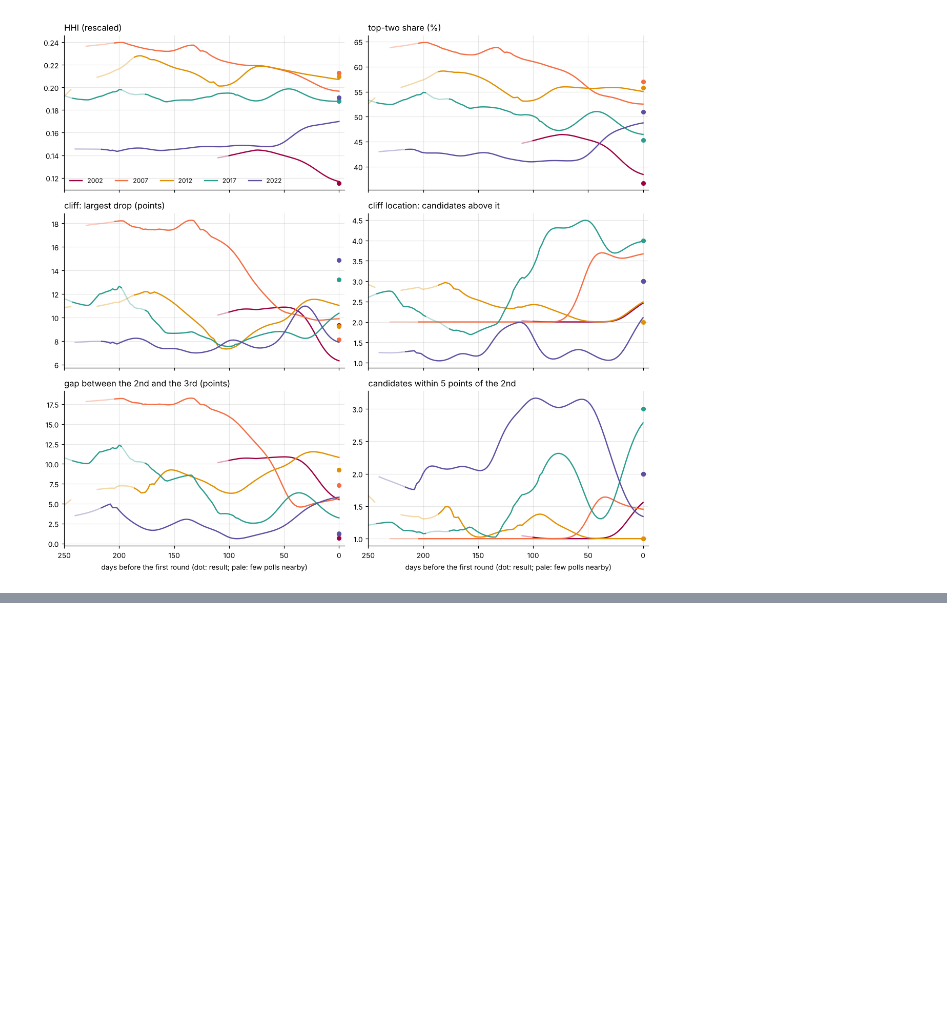
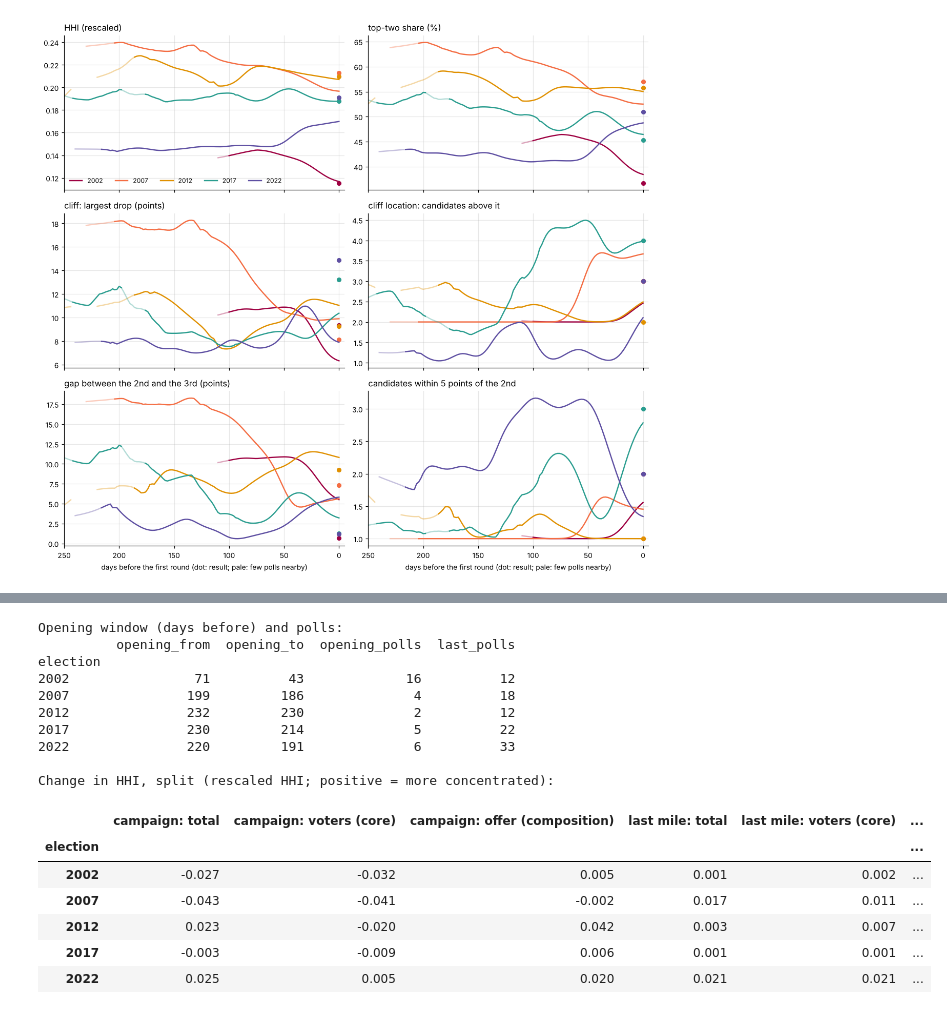
Before and after one commit to clarasalas/strategic-voting-polls-2RS, a Jupyter notebook: notebooks/06_polls_vs_results.ipynb, the cells around one changed output, grey strips where cells are left out. Drawn from its saved outputs; the diff is of its cells as text; code cells hidden in the pictures; blank space fills up the shorter version.

```diff
--- a/notebooks/06_polls_vs_results.ipynb
+++ b/notebooks/06_polls_vs_results.ipynb
@@ -121,0 +137,55 @@ pd.concat(evol).query("days_before % 14 == 0").round(4).to_csv(TABLES / "structu
+# %%
+core_slots = results[results["share"] >= 2.0].groupby("election")["candidate"].apply(set)
+b = ballot.copy()
+b["value"] = np.where(b["share_status"] == "value", b["share"], b["share_upper_bound"] * 0.5)
+core = (b[[s in core_slots[e] for e, s in zip(b["election"], b["slot"])]]
+        .groupby(["election", "poll_id", "slot"])["value"].sum().groupby(["election", "poll_id"])
+        .apply(lambda v: metrics.hhi(v.to_numpy())).rename("hhi_core"))
+per_poll = per_poll.merge(core.reset_index(), on=["election", "poll_id"])
+per_poll["composition"] = per_poll["hhi"] - per_poll["hhi_core"]
+
+res_core = pd.Series({e: metrics.hhi(results[(results["election"] == e) & (results["share"] >= 2.0)]["share"].to_numpy())
+                      for e in ELECTIONS})
+
+rows_ = []
+for e in ELECTIONS:
+    d = per_poll[(per_poll["election"] == e) & (per_poll["days_before"] <= 250)]
+    d0 = d["days_before"].max()
+    opening = d[d["days_before"] >= d0 - 30]
+    lastp = d[d["phase"] == timeline.PHASES[2]]
+    anchors = {"opening": opening, "last polls": lastp}
+    r = dict(election=e, opening_from=int(d0), opening_to=int(opening["days_before"].min()),
+             opening_polls=len(opening), last_polls=len(lastp))
+    for k, a in anchors.items():
+        r[f"{k}: all"], r[f"{k}: core"] = a["hhi"].mean(), a["hhi_core"].mean()
+    r["result: all"], r["result: core"] = per_result.loc[e, "hhi"], res_core[e]
+    rows_.append(r)
+anchors = pd.DataFrame(rows_).set_index("election")
+for seg, (a, b_) in {"campaign": ("opening", "last polls"), "last mile": ("last polls", "result")}.items():
+    anchors[f"{seg}: total"] = anchors[f"{b_}: all"] - anchors[f"{a}: all"]
+    anchors[f"{seg}: voters (core)"] = anchors[f"{b_}: core"] - anchors[f"{a}: core"]
+    anchors[f"{seg}: offer (composition)"] = anchors[f"{seg}: total"] - anchors[f"{seg}: voters (core)"]
+anchors.round(4).to_csv(TABLES / "concentration_decomposition.csv")
+print("Opening window (days before) and polls:")
+print(anchors[["opening_from", "opening_to", "opening_polls", "last_polls"]].to_string())
+print()
+print("Change in HHI, split (rescaled HHI; positive = more concentrated):")
+anchors[[c for c in anchors.columns if c.startswith(("campaign", "last mile"))]].round(3)
+# %% [output]
+Opening window (days before) and polls:
+          opening_from  opening_to  opening_polls  last_polls
+election
+2002                71          43             16          12
+2007               199         186              4          18
+2012               232         230              2          12
+2017               230         214              5          22
+2022               220         191              6          33
+
+Change in HHI, split (rescaled HHI; positive = more concentrated):
+|  | campaign: total | campaign: voters (core) | campaign: offer (composition) | last mile: total | last mile: voters (core) | ... |
+| election |  |  |  |  |  | ... |
+| 2002 | -0.027 | -0.032 | 0.005 | 0.001 | 0.002 | ... |
+| 2007 | -0.043 | -0.041 | -0.002 | 0.017 | 0.011 | ... |
+| 2012 | 0.023 | -0.020 | 0.042 | 0.003 | 0.007 | ... |
+| 2017 | -0.003 | -0.009 | 0.006 | 0.001 | 0.001 | ... |
+| 2022 | 0.025 | 0.005 | 0.020 | 0.021 | 0.021 | ... |
```
Also changed, not shown: parts of 4 cells of this notebook, 2 other files.
